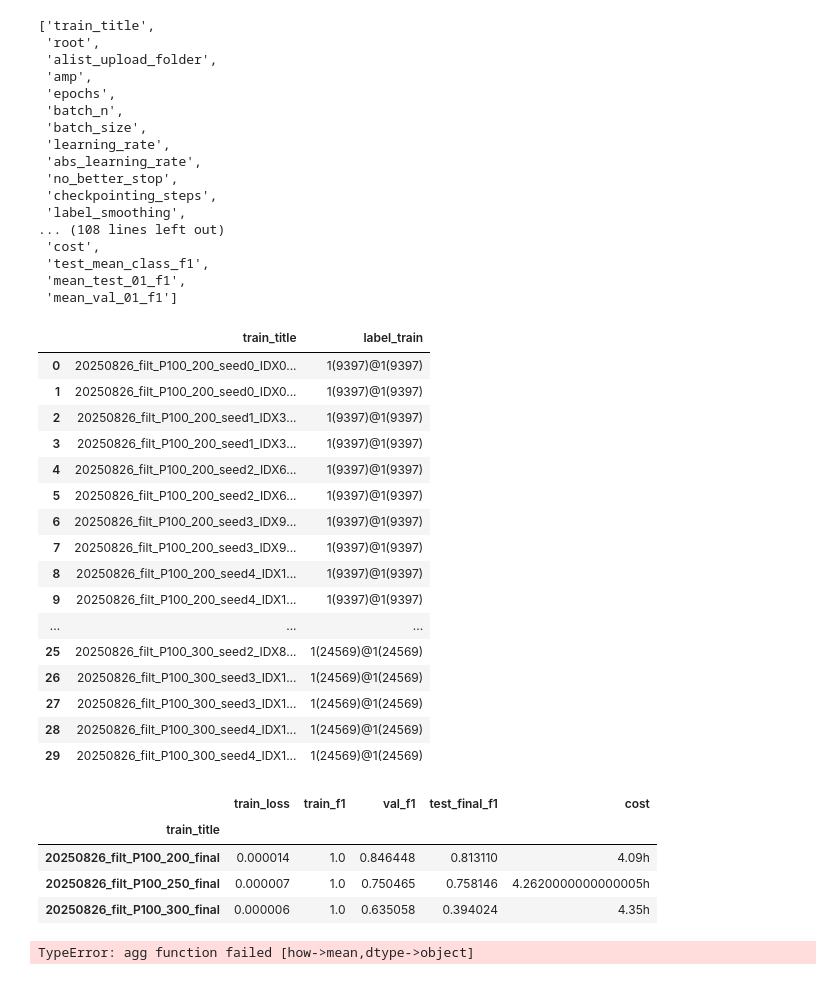
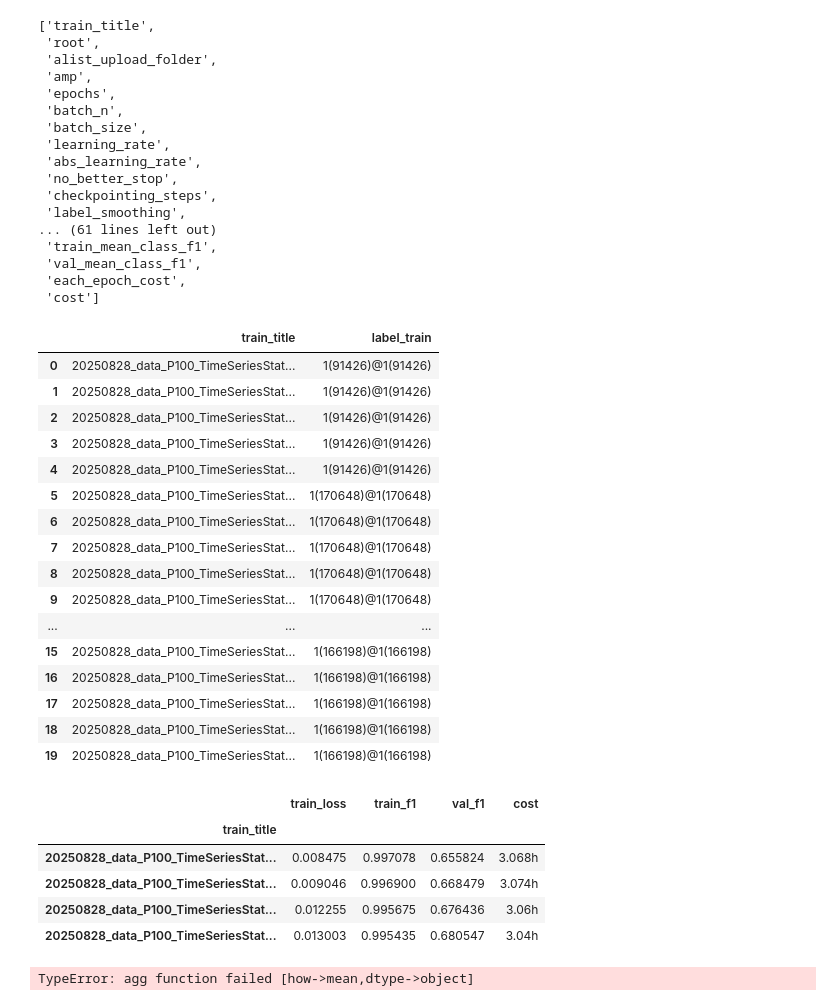
Before and after one commit to lhiqwj173/dl_helper, a Jupyter notebook: notebook/训练result汇总.ipynb, the cells around one changed output. Drawn from its saved outputs; the diff is of its cells as text; code cells hidden in the pictures.

Commit message:
20250829_tcn_data

```diff
--- a/notebook/训练result汇总.ipynb
+++ b/notebook/训练result汇总.ipynb
@@ -26,7 +26,8 @@ folders = [
     # r"D:\code\forecast_model\notebook\20250824_tcn_baseline2",
     # r"D:\code\forecast_model\notebook\20250824_tcn_baseline3",
     # r'D:\code\forecast_model\notebook\20250825_tcn_baseline',
-    r"D:\code\forecast_model\notebook\20250826_tcn_filt_days",
+    # r"D:\code\forecast_model\notebook\20250826_tcn_filt_days",
+    r'D:\code\forecast_model\notebook\20250828_tcn_data',
     ]
 # %%
 data = pd.DataFrame()
@@ -138,62 +139,63 @@ list(data)
  'no_better_stop',
  'checkpointing_steps',
  'label_smoothing',
-... (108 lines left out)
- 'cost',
- 'test_mean_class_f1',
- 'mean_test_01_f1',
- 'mean_val_01_f1']
+... (61 lines left out)
+ 'train_mean_class_f1',
+ 'val_mean_class_f1',
+ 'each_epoch_cost',
+ 'cost']
 # %%
 data[['train_title', 'label_train']]
 # %% [output]
 |  | train_title | label_train |
-| 0 | 20250826_filt_P100_200_seed0_IDX0... | 1(9397)@1(9397) |
-| 1 | 20250826_filt_P100_200_seed0_IDX0... | 1(9397)@1(9397) |
-| 2 | 20250826_filt_P100_200_seed1_IDX3... | 1(9397)@1(9397) |
-| 3 | 20250826_filt_P100_200_seed1_IDX3... | 1(9397)@1(9397) |
-| 4 | 20250826_filt_P100_200_seed2_IDX6... | 1(9397)@1(9397) |
-| 5 | 20250826_filt_P100_200_seed2_IDX6... | 1(9397)@1(9397) |
-| 6 | 20250826_filt_P100_200_seed3_IDX9... | 1(9397)@1(9397) |
-| 7 | 20250826_filt_P100_200_seed3_IDX9... | 1(9397)@1(9397) |
-| 8 | 20250826_filt_P100_200_seed4_IDX1... | 1(9397)@1(9397) |
-| 9 | 20250826_filt_P100_200_seed4_IDX1... | 1(9397)@1(9397) |
+| 0 | 20250828_data_P100_TimeSeriesStat... | 1(91426)@1(91426) |
+| 1 | 20250828_data_P100_TimeSeriesStat... | 1(91426)@1(91426) |
+| 2 | 20250828_data_P100_TimeSeriesStat... | 1(91426)@1(91426) |
+| 3 | 20250828_data_P100_TimeSeriesStat... | 1(91426)@1(91426) |
+| 4 | 20250828_data_P100_TimeSeriesStat... | 1(91426)@1(91426) |
+| 5 | 20250828_data_P100_TimeSeriesStat... | 1(170648)@1(170648) |
+| 6 | 20250828_data_P100_TimeSeriesStat... | 1(170648)@1(170648) |
+| 7 | 20250828_data_P100_TimeSeriesStat... | 1(170648)@1(170648) |
+| 8 | 20250828_data_P100_TimeSeriesStat... | 1(170648)@1(170648) |
+| 9 | 20250828_data_P100_TimeSeriesStat... | 1(170648)@1(170648) |
 | ... | ... | ... |
-| 25 | 20250826_filt_P100_300_seed2_IDX8... | 1(24569)@1(24569) |
-| 26 | 20250826_filt_P100_300_seed3_IDX1... | 1(24569)@1(24569) |
-| 27 | 20250826_filt_P100_300_seed3_IDX1... | 1(24569)@1(24569) |
-| 28 | 20250826_filt_P100_300_seed4_IDX1... | 1(24569)@1(24569) |
-| 29 | 20250826_filt_P100_300_seed4_IDX1... | 1(24569)@1(24569) |
+| 15 | 20250828_data_P100_TimeSeriesStat... | 1(166198)@1(166198) |
+| 16 | 20250828_data_P100_TimeSeriesStat... | 1(166198)@1(166198) |
+| 17 | 20250828_data_P100_TimeSeriesStat... | 1(166198)@1(166198) |
+| 18 | 20250828_data_P100_TimeSeriesStat... | 1(166198)@1(166198) |
+| 19 | 20250828_data_P100_TimeSeriesStat... | 1(166198)@1(166198) |
 # %%
 # 多seed平均
 key_col_name = ['train_f1']
-key_col_name = ['train_loss', 'train_f1', 'val_f1', 'test_final_f1']
+key_col_name = ['train_loss', 'train_f1', 'val_f1']
 
 d = data.loc[:, key_col_name + ['cost']]
 d['train_title'] = data['train_title'].apply(lambda x: '_'.join([i for i in x.split('_') if 'seed' not in i]))
 
-# 只考察 final
-_match_bool = data['train_title'].apply(lambda x: 'final' in x)
-d = d.loc[_match_bool]
+# # 只考察 final
+# _match_bool = data['train_title'].apply(lambda x: 'final' in x)
+# d = d.loc[_match_bool]
 
 # # 根据 idx 区分类别
 # # 用于未区分title的情况
 # _cls = d['train_title'].apply(lambda x: [(int(i.replace('IDX', '')) % 3) for i in x.split('_') if 'IDX' in i][0])
 # _cls = _cls.apply(lambda x: ['nomove30', 'nomove50', 'nomove70'][x])
 # d['train_title'] = d['train_title'].apply(lambda x: '_'.join([i for i in x.split('_') if 'IDX' not in i])) + '_' + _cls
 
 # title 已经区分
 d['train_title'] = d['train_title'].apply(lambda x: '_'.join([i for i in x.split('_') if 'IDX' not in i]))
 
 d['cost'] = d['cost'].apply(lambda x: float(x.replace('h', '')))
 d = d.groupby('train_title').mean()
 d['cost'] = d['cost'].apply(lambda x: str(x) + 'h')
-d.sort_values('train_f1',ascending=False)
+d.sort_values('val_f1',ascending=False)
 # %% [output]
-|  | train_loss | train_f1 | val_f1 | test_final_f1 | cost |
-| train_title |  |  |  |  |  |
-| 20250826_filt_P100_200_final | 0.000014 | 1.0 | 0.846448 | 0.813110 | 4.09h |
-| 20250826_filt_P100_250_final | 0.000007 | 1.0 | 0.750465 | 0.758146 | 4.2620000000000005h |
-| 20250826_filt_P100_300_final | 0.000006 | 1.0 | 0.635058 | 0.394024 | 4.35h |
+|  | train_loss | train_f1 | val_f1 | cost |
+| train_title |  |  |  |  |
+| 20250828_data_P100_TimeSeriesStat... | 0.008475 | 0.997078 | 0.655824 | 3.068h |
+| 20250828_data_P100_TimeSeriesStat... | 0.009046 | 0.996900 | 0.668479 | 3.074h |
+| 20250828_data_P100_TimeSeriesStat... | 0.012255 | 0.995675 | 0.676436 | 3.06h |
+| 20250828_data_P100_TimeSeriesStat... | 0.013003 | 0.995435 | 0.680547 | 3.04h |
 # %%
 # 多IDX平均
 key_col_name = 'val_f1'
```
Also changed, not shown: parts of 1 cell of this notebook, 3 other files.
